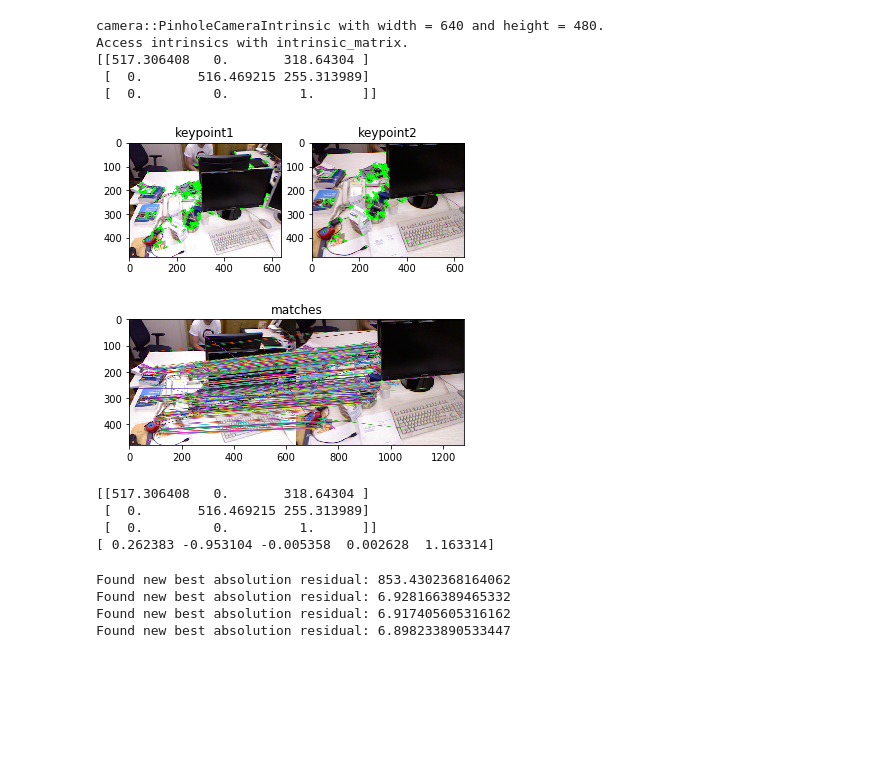
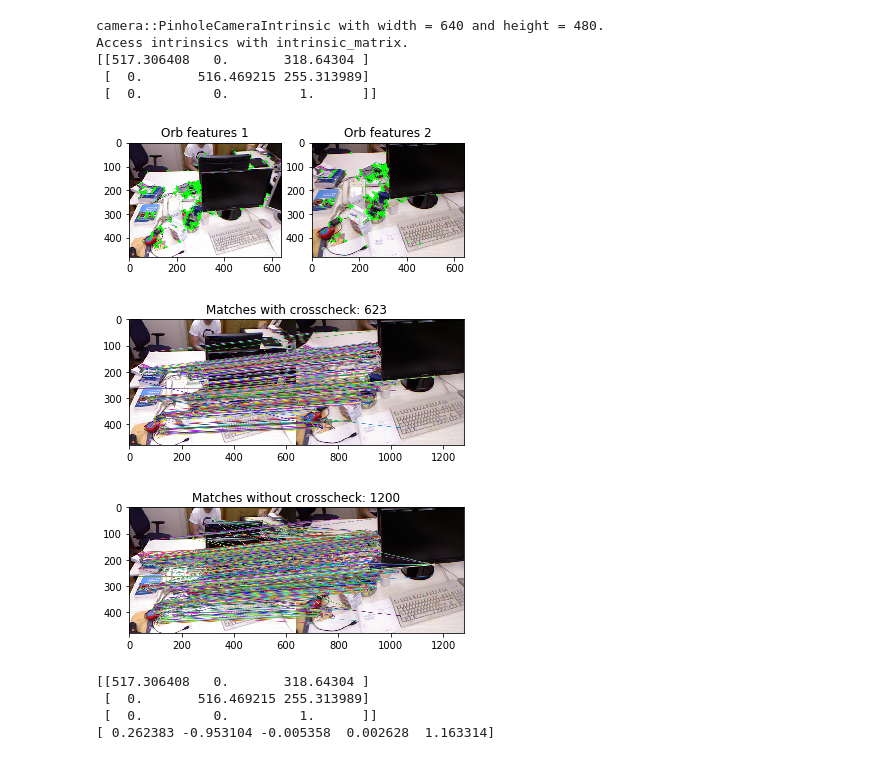
Before and after one commit to rufoliveira/visual_slam_assignment1, a Jupyter notebook: assignment1.ipynb, the cells around one changed output. Drawn from its saved outputs; the diff is of its cells as text; code cells hidden in the pictures; blank space fills up the shorter version.

```diff
--- a/assignment1.ipynb
+++ b/assignment1.ipynb
@@ -106,29 +107,47 @@ rgb11 = cv2.drawKeypoints(rgb1, kp1, None, color=(0,255,0), flags=0)
 rgb22 = cv2.drawKeypoints(rgb2, kp2, None, color=(0,255,0), flags=0)
 
 plt.subplot(1, 2, 1)
-plt.title('keypoint1')
+plt.title('Orb features 1')
 plt.imshow(rgb11)
 plt.subplot(1, 2, 2)
-plt.title('keypoint2')
+plt.title('Orb features 2')
 plt.imshow(rgb22)
 plt.show()
 # %% [output]
-[figure, old version]
+[figure, new version]
 # %%
 # Brute force matching, crossCheck flag is for reciprocal check.
 # Set it to false will results in more wrong matches.
 
 bf = cv2.BFMatcher(cv2.NORM_HAMMING, crossCheck=True)
-# bf = cv2.BFMatcher(cv2.NORM_HAMMING, crossCheck=False)
 
 matches = bf.match(des1, des2)
 matches = sorted(matches, key = lambda x:x.distance)
+# Why is it important to sort the matches?
+
+
+bf_no_cross_check = cv2.BFMatcher(cv2.NORM_HAMMING, crossCheck=False)
+matches_no_cross_check = bf_no_cross_check.match(des1, des2)
+
+# We get the double of matches if we do not cross-check
+# From the documentation: If crossCheck==true only return pairs (i,j)
+# such that for i-th query descriptor the j-th descriptor in the matcher's
+# collection is the nearest and vice versa, i.e. the BFMatcher will only
+# return consistent pairs. Such technique usually produces best results
+# with minimal number of outliers when there are enough matches.
 
 img12 = cv2.drawMatches(rgb1, kp1, rgb2, kp2, matches, None, flags=2)
 
-plt.title('matches')
+plt.title('Matches with crosscheck: ' + str(len(matches)))
 plt.imshow(img12)
 plt.show()
+
+
+img12_no_cross_check = cv2.drawMatches(rgb1, kp1, rgb2, kp2, matches_no_cross_check, None, flags=2)
+plt.title('Matches without crosscheck: ' + str(len(matches_no_cross_check)))
+plt.imshow(img12_no_cross_check)
+plt.show()
 # %% [output]
-[figure, old version]
+[figure, new version]
+[figure, added]
 # %%
@@ -170,53 +194,3 @@ print(distCoeffs)
  [  0.       516.469215 255.313989]
  [  0.         0.         1.      ]]
 [ 0.262383 -0.953104 -0.005358  0.002628  1.163314]
-# %%
-# RANSAC for PnP, students are required to finish two parts: (1) eval_pnp() function and (2) the actuall RANSAC loop.
-
-def eval_pnp(ind1, ind2, inliers, cameraMatrix, distCoeffs, do_projection=False):
-
-    retval, rvecs, t = cv2.solvePnP(ind2[inliers], ind1[inliers], cameraMatrix=K, distCoeffs=distCoeffs)
-
-#     (1) Required part for student, some hints: check projectPoints function from opencv for warping keytpoints
-#         between frames. Think about how to get the residual as a metric to the quality of the aligment.
-
-    R = cv2.Rodrigues(rvecs)[0]
-
-    T = np.identity(4)
-    T[:3,:3] = R
-    T[:3,3] = t.flatten()
-
-    if do_projection:
-        ind2_projected, _ = cv2.projectPoints(ind2, rvecs, t, K, distCoeffs)
-        ind2_projected = ind2_projected.squeeze()
-
-        return T, residual, ind2_projected
-
-    return T, residual
-
-# set up total iteration times for ransac, set ransac_iter_num to 1 to check how it looks withou RANSAC.
-
-index_all = range(ind1.shape[0])
-ransac_iter_num = 1000
-
-residual_best = None
-T_best = None
-inliers_best = None
-
-
-for iter_ind in range(ransac_iter_num):
-
-    inliers_candidate = random.sample(index_all, 10)
-    T, residual = eval_pnp(ind1, ind2, inliers_candidate, cameraMatrix=K, distCoeffs=distCoeffs)
-
-#    (2) Required part for student, finishing find the best inlier set based on the RANSAC algorithm,
-#     i.e., find and store the best model during randome sampling.
-
-#         print("Found new best absolution residual: {}".format(residual_best))
-
-# EXPERIMENT AND COMMENT ON THE BEHAVIOUR WITH THESE SETTINGS: RESIDUALS WITH AND WITHOUT RANSAC
-# %% [output]
-Found new best absolution residual: 853.4302368164062
-Found new best absolution residual: 6.928166389465332
-Found new best absolution residual: 6.917405605316162
-Found new best absolution residual: 6.898233890533447
```
Also changed, not shown: parts of 6 cells of this notebook, 1 other file.
